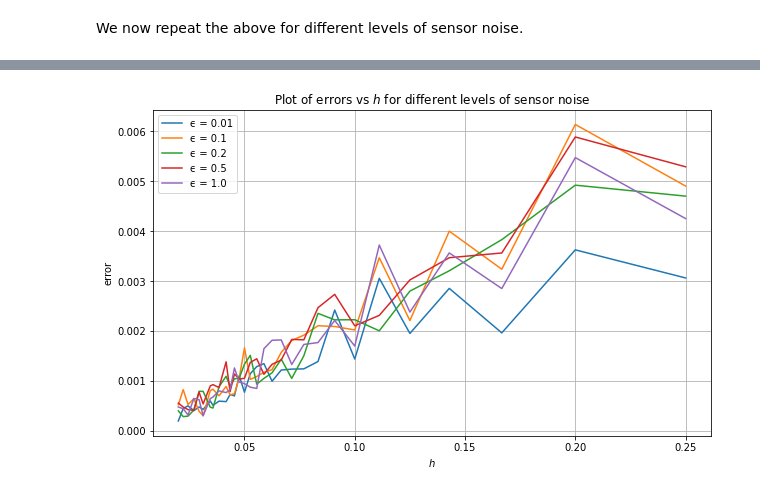
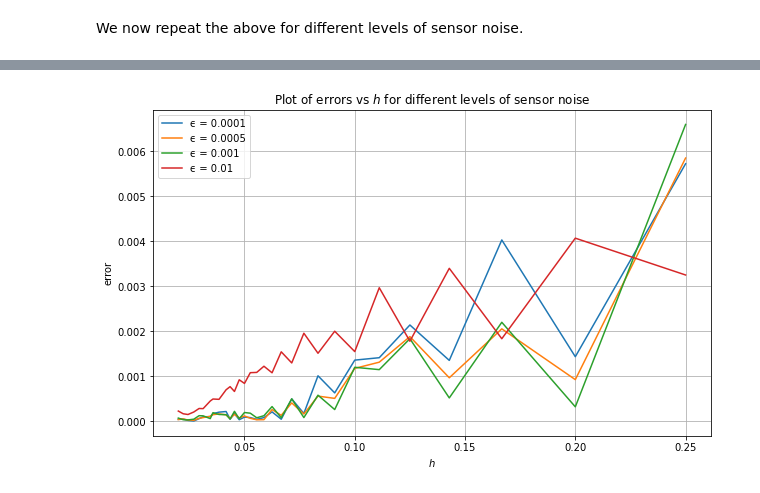
Before and after one commit to YanniPapandreou/statFEM, a Jupyter notebook: 08_oneDim_posterior_max_results.ipynb, the cells around one changed output, grey strips where cells are left out. Saved outputs shown, nothing was run; the diff lists cells and outputs as text; code cells hidden in the pictures.

```diff
--- a/08_oneDim_posterior_max_results.ipynb
+++ b/08_oneDim_posterior_max_results.ipynb
@@ -96,6 +183,7 @@ We now generate sensor data and set up the true posterior mean and covariance fu
 # %%
 # sensor noise level
-ϵ = 0.1
+ϵ = ϵ_list[2]
+print('ϵ: ',ϵ)
 np.random.seed(235)
 v_dat = gen_sensor(ϵ,m_f,k_f,Y,u_quad,grid,maxiter=300)
 
@@ -114,7 +204,7 @@ def c_post_true(x,y):
 We now sample trajectories from the true posterior and plot these.
 # %%
 %%time
-n_sim = 100
+n_sim = 1000
 np.random.seed(12345)
 u_sim = sample_gp(n_sim, true_mean, c_post_true, grid,True,False)
 # %% [output]
@@ -309,6 +399,3 @@ slope: 0.994518    intercept: -3.811136    r value: 0.960895     p value: 0.0000
 We can see from the above plot that the slope is around $1$ - this differs from our theory showing the results for the $\max$ are out of the remit of our theory.
 # %% [markdown]
 We now repeat the above for different levels of sensor noise.
-# %%
-ϵ_list = [0.01,0.1,0.2,0.5,1.0]
-results = {}
@@ -316,7 +405,7 @@ results = {}
 %%time
 np.random.seed(345346)
 tol = 1e-10
-n_sim = 100
+n_sim = 1000
 for ϵ in tqdm(ϵ_list,desc='Eps loop'):
     # generate sensor data
     v_dat = gen_sensor(ϵ,m_f,k_f,Y,u_quad,grid,maxiter=400)
@@ -347,5 +436,5 @@ for ϵ in tqdm(ϵ_list,desc='Eps loop'):
         # append to errors
         errors.append(error)
 
-    results[ϵ] = errors
+    results[ϵ] = (errors,u_sim)
 # %% [output]
@@ -354,17 +443,17 @@ Wall time: 21min 22s
 # %%
 #hide_input
 plt.plot()
 plt.grid()
 plt.xlabel('$h$')
 plt.ylabel('error')
 plt.title('Plot of errors vs $h$ for different levels of sensor noise')
 for ϵ in ϵ_list:
-    errors = results[ϵ]
+    errors = results[ϵ][0]
     plt.plot(h_range,errors, label = 'ϵ = ' + str(ϵ))
 plt.legend()
 plt.show()
 # %% [output]
-[figure, old version]
+[figure, new version]
 # %%
 #hide_input
 plt.plot()
```
Also changed, not shown: parts of 27 cells of this notebook, 26 other files.
